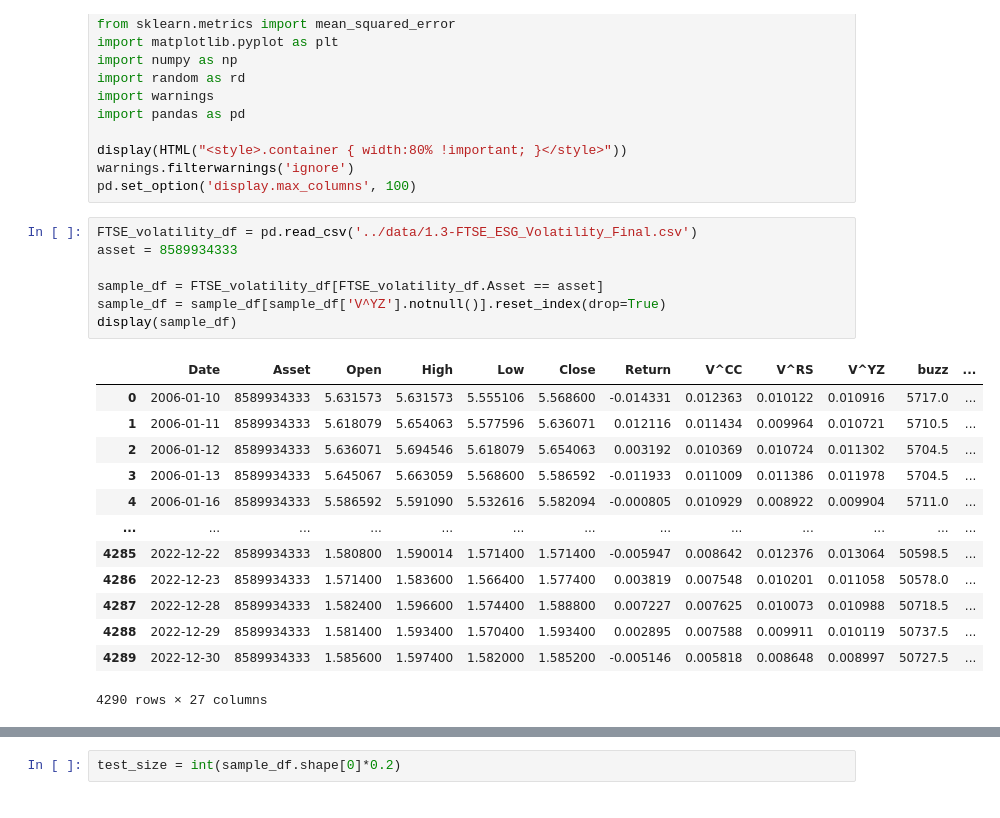
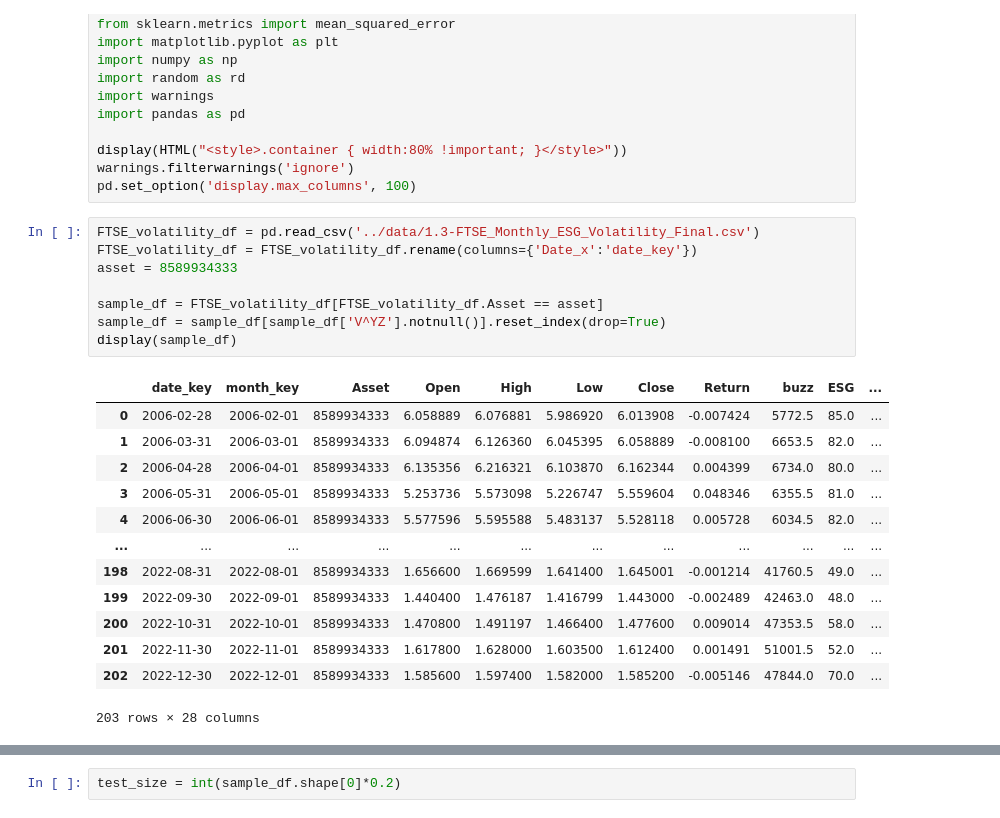
Before and after one commit to ygcahyono/esgnews_volatility, a Jupyter notebook: notebook/3.3.2-ElasticNet-on-Barclays.ipynb, the cells around one changed output, grey strips where cells are left out. Drawn from its saved outputs; the diff is of its cells as text.

```diff
--- a/notebook/3.3.2-ElasticNet-on-Barclays.ipynb
+++ b/notebook/3.3.2-ElasticNet-on-Barclays.ipynb
@@ -21,23 +21,24 @@ display(HTML("<style>.container { width:80% !important; }</style>"))
 warnings.filterwarnings('ignore')
 pd.set_option('display.max_columns', 100)
 # %%
-FTSE_volatility_df = pd.read_csv('../data/1.3-FTSE_ESG_Volatility_Final.csv')
+FTSE_volatility_df = pd.read_csv('../data/1.3-FTSE_Monthly_ESG_Volatility_Final.csv')
+FTSE_volatility_df = FTSE_volatility_df.rename(columns={'Date_x':'date_key'})
 asset = 8589934333
 
 sample_df = FTSE_volatility_df[FTSE_volatility_df.Asset == asset]
 sample_df = sample_df[sample_df['V^YZ'].notnull()].reset_index(drop=True)
 display(sample_df)
 # %% [output]
-|  | Date | Asset | Open | High | Low | Close | Return | V^CC | V^RS | V^YZ | buzz | ... |
-| 0 | 2006-01-10 | 8589934333 | 5.631573 | 5.631573 | 5.555106 | 5.568600 | -0.014331 | 0.012363 | 0.010122 | 0.010916 | 5717.0 | ... |
-| 1 | 2006-01-11 | 8589934333 | 5.618079 | 5.654063 | 5.577596 | 5.636071 | 0.012116 | 0.011434 | 0.009964 | 0.010721 | 5710.5 | ... |
-| 2 | 2006-01-12 | 8589934333 | 5.636071 | 5.694546 | 5.618079 | 5.654063 | 0.003192 | 0.010369 | 0.010724 | 0.011302 | 5704.5 | ... |
-| 3 | 2006-01-13 | 8589934333 | 5.645067 | 5.663059 | 5.568600 | 5.586592 | -0.011933 | 0.011009 | 0.011386 | 0.011978 | 5704.5 | ... |
-| 4 | 2006-01-16 | 8589934333 | 5.586592 | 5.591090 | 5.532616 | 5.582094 | -0.000805 | 0.010929 | 0.008922 | 0.009904 | 5711.0 | ... |
-| ... | ... | ... | ... | ... | ... | ... | ... | ... | ... | ... | ... | ... |
-| 4285 | 2022-12-22 | 8589934333 | 1.580800 | 1.590014 | 1.571400 | 1.571400 | -0.005947 | 0.008642 | 0.012376 | 0.013064 | 50598.5 | ... |
-| 4286 | 2022-12-23 | 8589934333 | 1.571400 | 1.583600 | 1.566400 | 1.577400 | 0.003819 | 0.007548 | 0.010201 | 0.011058 | 50578.0 | ... |
-| 4287 | 2022-12-28 | 8589934333 | 1.582400 | 1.596600 | 1.574400 | 1.588800 | 0.007227 | 0.007625 | 0.010073 | 0.010988 | 50718.5 | ... |
-| 4288 | 2022-12-29 | 8589934333 | 1.581400 | 1.593400 | 1.570400 | 1.593400 | 0.002895 | 0.007588 | 0.009911 | 0.010119 | 50737.5 | ... |
-| 4289 | 2022-12-30 | 8589934333 | 1.585600 | 1.597400 | 1.582000 | 1.585200 | -0.005146 | 0.005818 | 0.008648 | 0.008997 | 50727.5 | ... |
+|  | date_key | month_key | Asset | Open | High | Low | Close | Return | buzz | ESG | ... |
+| 0 | 2006-02-28 | 2006-02-01 | 8589934333 | 6.058889 | 6.076881 | 5.986920 | 6.013908 | -0.007424 | 5772.5 | 85.0 | ... |
+| 1 | 2006-03-31 | 2006-03-01 | 8589934333 | 6.094874 | 6.126360 | 6.045395 | 6.058889 | -0.008100 | 6653.5 | 82.0 | ... |
+| 2 | 2006-04-28 | 2006-04-01 | 8589934333 | 6.135356 | 6.216321 | 6.103870 | 6.162344 | 0.004399 | 6734.0 | 80.0 | ... |
+| 3 | 2006-05-31 | 2006-05-01 | 8589934333 | 5.253736 | 5.573098 | 5.226747 | 5.559604 | 0.048346 | 6355.5 | 81.0 | ... |
+| 4 | 2006-06-30 | 2006-06-01 | 8589934333 | 5.577596 | 5.595588 | 5.483137 | 5.528118 | 0.005728 | 6034.5 | 82.0 | ... |
+| ... | ... | ... | ... | ... | ... | ... | ... | ... | ... | ... | ... |
+| 198 | 2022-08-31 | 2022-08-01 | 8589934333 | 1.656600 | 1.669599 | 1.641400 | 1.645001 | -0.001214 | 41760.5 | 49.0 | ... |
+| 199 | 2022-09-30 | 2022-09-01 | 8589934333 | 1.440400 | 1.476187 | 1.416799 | 1.443000 | -0.002489 | 42463.0 | 48.0 | ... |
+| 200 | 2022-10-31 | 2022-10-01 | 8589934333 | 1.470800 | 1.491197 | 1.466400 | 1.477600 | 0.009014 | 47353.5 | 58.0 | ... |
+| 201 | 2022-11-30 | 2022-11-01 | 8589934333 | 1.617800 | 1.628000 | 1.603500 | 1.612400 | 0.001491 | 51001.5 | 52.0 | ... |
+| 202 | 2022-12-30 | 2022-12-01 | 8589934333 | 1.585600 | 1.597400 | 1.582000 | 1.585200 | -0.005146 | 47844.0 | 70.0 | ... |
-4290 rows × 27 columns
+203 rows × 28 columns
```
Also changed, not shown: parts of 8 cells of this notebook, 1 other file.
